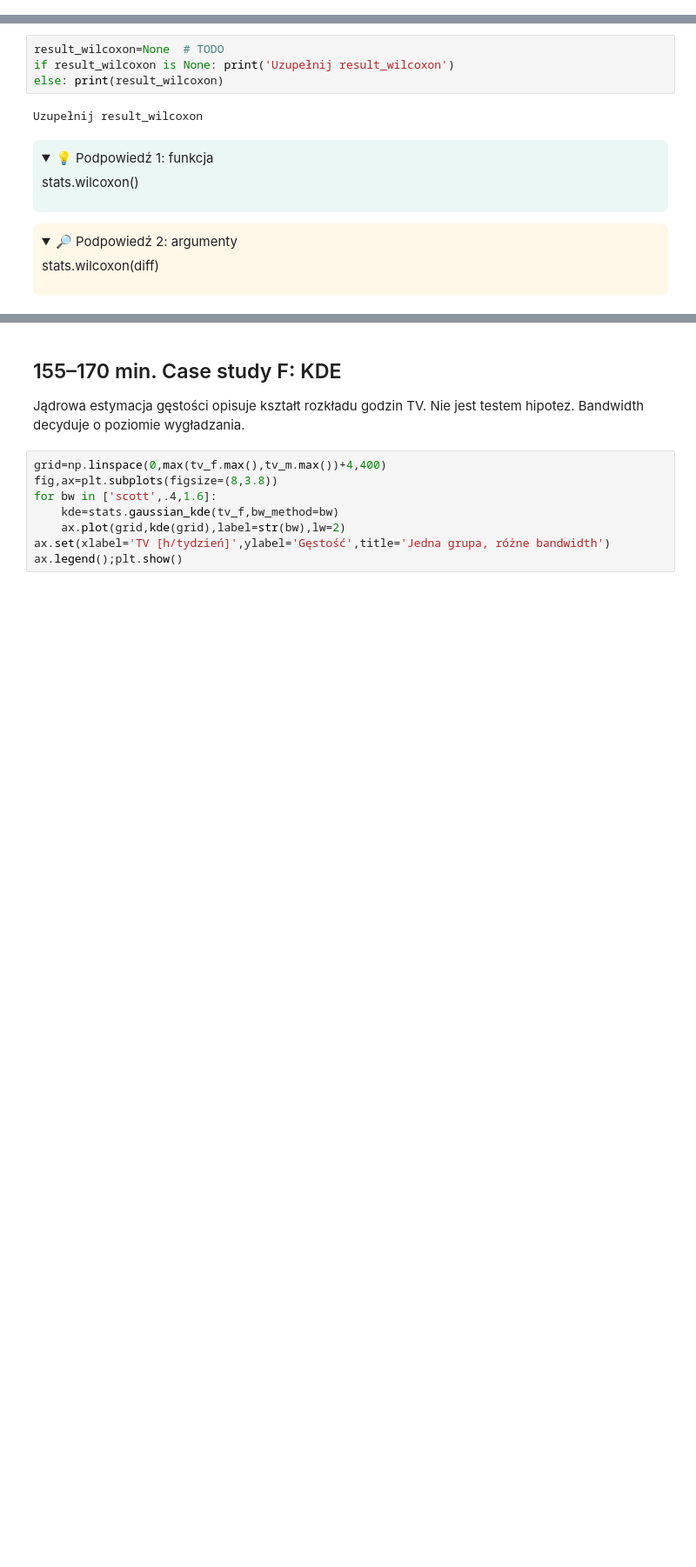
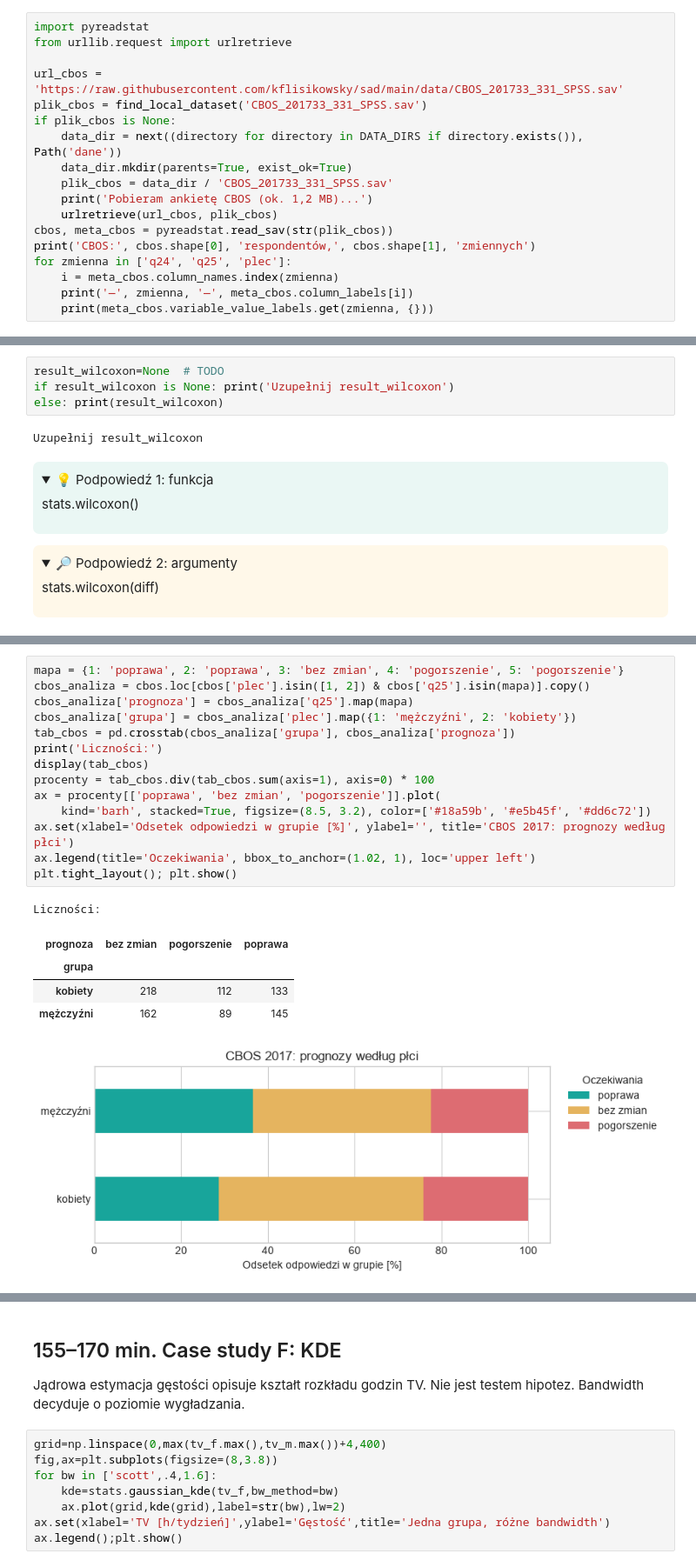
Before and after one commit to kflisikowsky/sad, a Jupyter notebook: 13a-workbook.ipynb, the cells around one changed output, grey strips where cells are left out. Shown at 87% size. Cells and saved outputs as stored; diff of their text form; folded sections open; blank space fills up the shorter version.

```diff
--- a/13a-workbook.ipynb
+++ b/13a-workbook.ipynb
@@ -39,0 +71,18 @@ Ankieta: 362 odpowiedzi; sleep: 10 par
+# %%
+import pyreadstat
+from urllib.request import urlretrieve
+
+url_cbos = 'https://raw.githubusercontent.com/kflisikowsky/sad/main/data/CBOS_201733_331_SPSS.sav'
+plik_cbos = find_local_dataset('CBOS_201733_331_SPSS.sav')
+if plik_cbos is None:
+    data_dir = next((directory for directory in DATA_DIRS if directory.exists()), Path('dane'))
+    data_dir.mkdir(parents=True, exist_ok=True)
+    plik_cbos = data_dir / 'CBOS_201733_331_SPSS.sav'
+    print('Pobieram ankietę CBOS (ok. 1,2 MB)...')
+    urlretrieve(url_cbos, plik_cbos)
+cbos, meta_cbos = pyreadstat.read_sav(str(plik_cbos))
+print('CBOS:', cbos.shape[0], 'respondentów,', cbos.shape[1], 'zmiennych')
+for zmienna in ['q24', 'q25', 'plec']:
+    i = meta_cbos.column_names.index(zmienna)
+    print('—', zmienna, '—', meta_cbos.column_labels[i])
+    print(meta_cbos.variable_value_labels.get(zmienna, {}))
@@ -314,0 +364,21 @@ stats.chi2_contingency(tab), odczytaj .expected_freq
+# %%
+mapa = {1: 'poprawa', 2: 'poprawa', 3: 'bez zmian', 4: 'pogorszenie', 5: 'pogorszenie'}
+cbos_analiza = cbos.loc[cbos['plec'].isin([1, 2]) & cbos['q25'].isin(mapa)].copy()
+cbos_analiza['prognoza'] = cbos_analiza['q25'].map(mapa)
+cbos_analiza['grupa'] = cbos_analiza['plec'].map({1: 'mężczyźni', 2: 'kobiety'})
+tab_cbos = pd.crosstab(cbos_analiza['grupa'], cbos_analiza['prognoza'])
+print('Liczności:')
+display(tab_cbos)
+procenty = tab_cbos.div(tab_cbos.sum(axis=1), axis=0) * 100
+ax = procenty[['poprawa', 'bez zmian', 'pogorszenie']].plot(
+    kind='barh', stacked=True, figsize=(8.5, 3.2), color=['#18a59b', '#e5b45f', '#dd6c72'])
+ax.set(xlabel='Odsetek odpowiedzi w grupie [%]', ylabel='', title='CBOS 2017: prognozy według płci')
+ax.legend(title='Oczekiwania', bbox_to_anchor=(1.02, 1), loc='upper left')
+plt.tight_layout(); plt.show()
+# %% [output]
+Liczności:
+| prognoza | bez zmian | pogorszenie | poprawa |
+| grupa |  |  |  |
+| kobiety | 218 | 112 | 133 |
+| mężczyźni | 162 | 89 | 145 |
+[figure, added]
```
Also changed, not shown: parts of 24 cells of this notebook.
